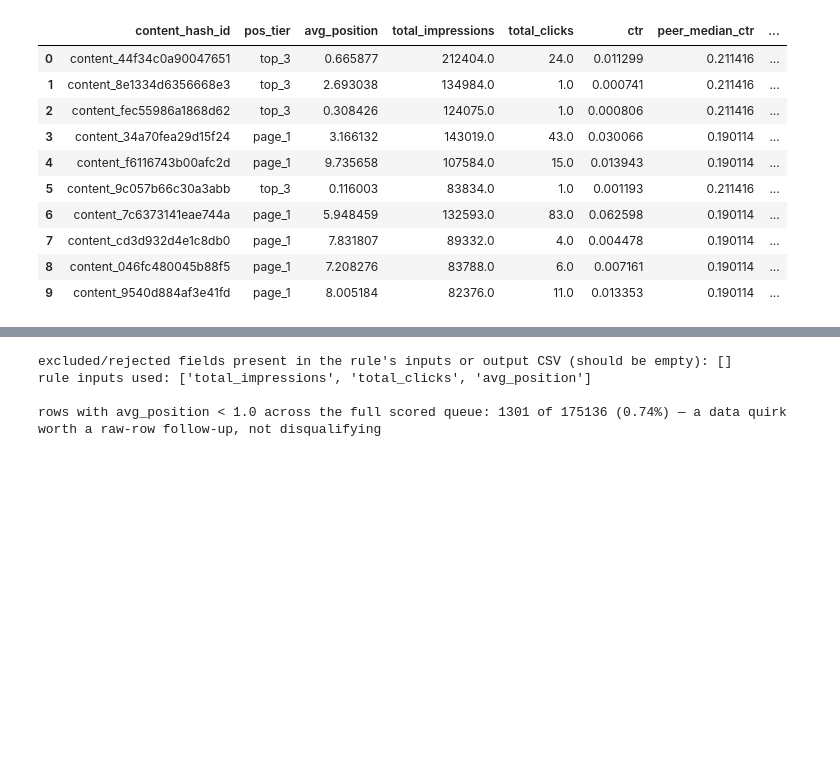
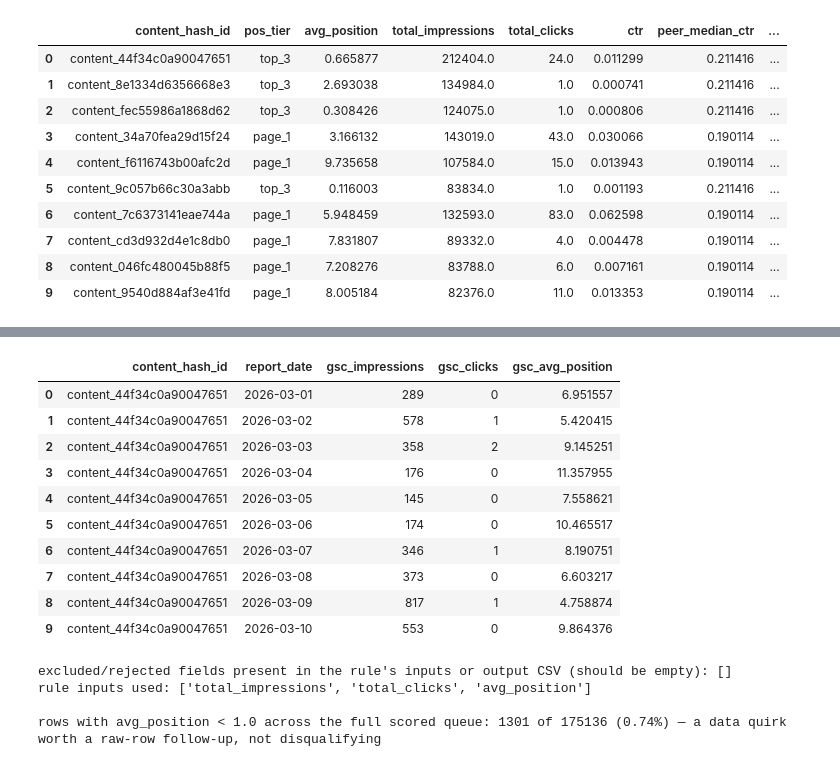
Before and after one commit to jerovernay/FlyRank-Internship, a Jupyter notebook: work/notebooks/w04_baseline_score.ipynb, the cells around one changed output, grey strips where cells are left out. Drawn from its saved outputs; the diff is of its cells as text; code cells hidden in the pictures; blank space fills up the shorter version.

```diff
--- a/work/notebooks/w04_baseline_score.ipynb
+++ b/work/notebooks/w04_baseline_score.ipynb
@@ -260,3 +279,20 @@ column considered and explicitly rejected was `content_updated_date`
 (Section 1, signal 2) — it comes from the live `dim_content` table, not a March snapshot,
 and using it would have pulled a future-dated timestamp into a rule scoring March
 performance. It never made it into `queue` or the CSV.
+# %%
+# Daily breakdown for the two weakest top-10 picks — backs the burst-pattern claim above
+watch_ids = ["content_44f34c0a90047651", "content_9c057b66c30a3abb"]
+daily = con.sql(f"""
+    SELECT content_hash_id, report_date, gsc_impressions, gsc_clicks, gsc_avg_position
+    FROM read_parquet('{MONTH}')
+    WHERE content_hash_id IN ({",".join(repr(i) for i in watch_ids)})
+    ORDER BY content_hash_id, report_date
+""").df()
+
+for cid in watch_ids:
+    sub = daily[daily.content_hash_id == cid]
+    peak_day = sub.loc[sub.gsc_impressions.idxmax(), "report_date"]
+    print(f"{cid}: peak day {peak_day}, max impressions {sub.gsc_impressions.max()}, "
+          f"min position on peak days {sub.gsc_avg_position.min():.3f}")
+daily.head(10)
+# %% [output]
@@ -263,3 +301,14 @@ performance. It never made it into `queue` or the CSV.
+|  | content_hash_id | report_date | gsc_impressions | gsc_clicks | gsc_avg_position |
+| 0 | content_44f34c0a90047651 | 2026-03-01 | 289 | 0 | 6.951557 |
+| 1 | content_44f34c0a90047651 | 2026-03-02 | 578 | 1 | 5.420415 |
+| 2 | content_44f34c0a90047651 | 2026-03-03 | 358 | 2 | 9.145251 |
+| 3 | content_44f34c0a90047651 | 2026-03-04 | 176 | 0 | 11.357955 |
+| 4 | content_44f34c0a90047651 | 2026-03-05 | 145 | 0 | 7.558621 |
+| 5 | content_44f34c0a90047651 | 2026-03-06 | 174 | 0 | 10.465517 |
+| 6 | content_44f34c0a90047651 | 2026-03-07 | 346 | 1 | 8.190751 |
+| 7 | content_44f34c0a90047651 | 2026-03-08 | 373 | 0 | 6.603217 |
+| 8 | content_44f34c0a90047651 | 2026-03-09 | 817 | 1 | 4.758874 |
+| 9 | content_44f34c0a90047651 | 2026-03-10 | 553 | 0 | 9.864376 |
 # %%
 # Confirm the rejected signal never leaked into the modeling inputs
 rule_inputs = ["total_impressions", "total_clicks", "avg_position"]
```
Also changed, not shown: parts of 3 cells of this notebook.
